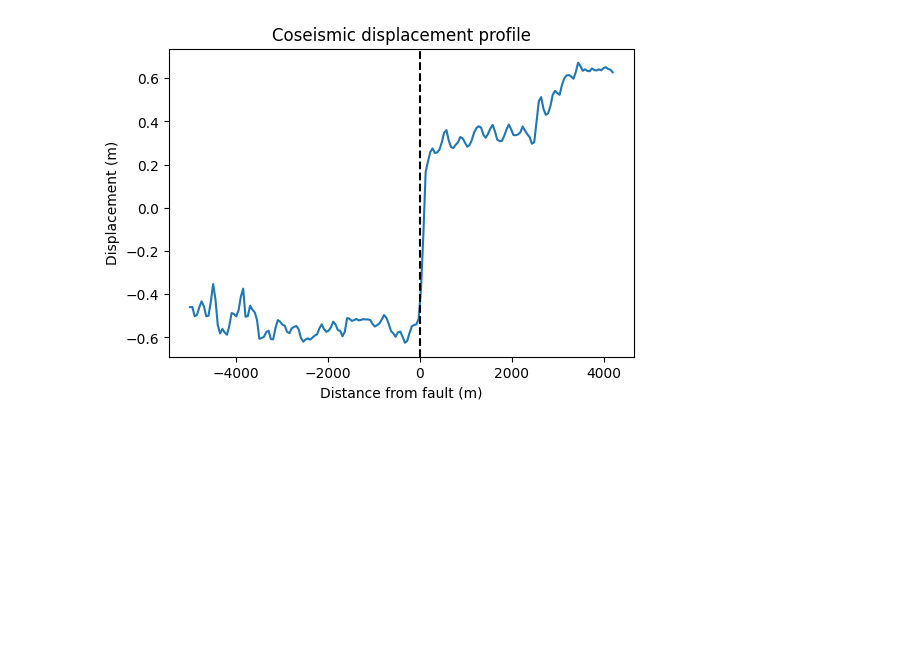
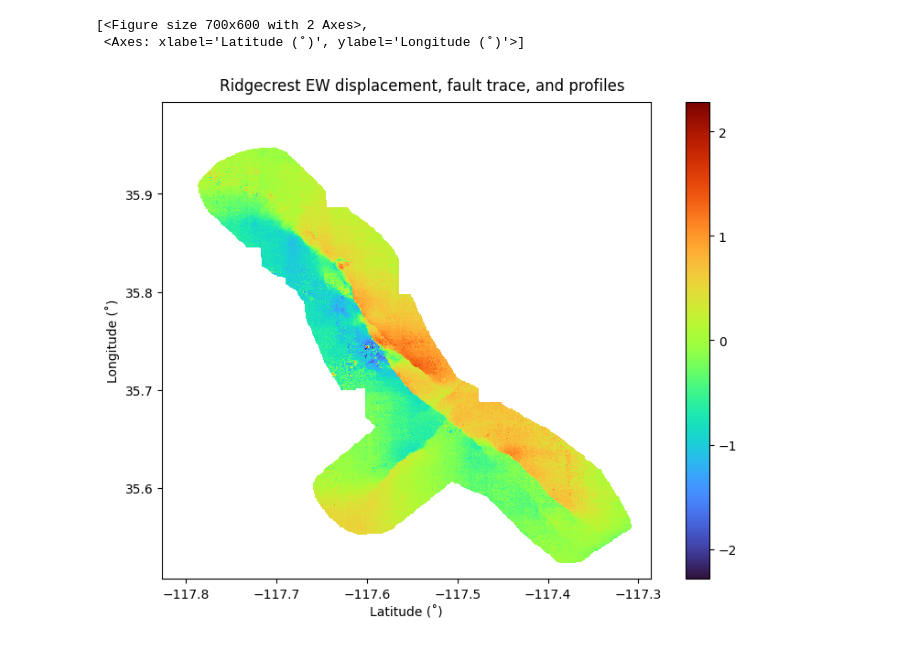
Before and after one commit to tfhinton/Ridgecrest-2019, a Jupyter notebook: scripts/visualise.ipynb, the cells around one changed output. Drawn from its saved outputs; the diff is of its cells as text; code cells hidden in the pictures; blank space fills up the shorter version.

```diff
--- a/scripts/visualise.ipynb
+++ b/scripts/visualise.ipynb
@@ -5,8 +5,6 @@
 # %%
 from codes import OpticalData
 
-optical = OpticalData(ew_filepath="../data/EW_Ridgecrest_1m_utm.tif", ns_filepath="../data/NS_Ridgecrest_1m_utm.tif")
-print("B", optical.ew)
+optical = OpticalData(ew_filepath="../data/EW_Ridgecrest_1m_utm.tif", ns_filepath="../data/NS_Ridgecrest_1m_utm.tif", verbose=False)
 optical = optical.decimate(100)
 optical = optical.clear_nan()
-optical.plot(title="Ridgecrest EW DEM (1m resampled to 100m)", ns=False)
@@ -146,12 +10,0 @@ def sample_profile(da, line, npts=200):
-# %%
-d, v = sample_profile(da, profiles[5])
-
-plt.figure(figsize=(6, 4))
-plt.plot(d, v)
-plt.axvline(0, color="k", linestyle="--")
-plt.xlabel("Distance from fault (m)")
-plt.ylabel("Displacement (m)")
-plt.title("Coseismic displacement profile")
-plt.show()
-# %% [output]
-[figure, removed]
@@ -157,0 +16,6 @@ plt.show()
+# %%
+optical.plot_ew(title="Ridgecrest EW displacement, fault trace, and profiles")
+# %% [output]
+[<Figure size 700x600 with 2 Axes>,
+ <Axes: xlabel='Latitude (˚)', ylabel='Longitude (˚)'>]
+[figure, added]
```
Also changed, not shown: parts of 12 cells of this notebook, 4 other files.
